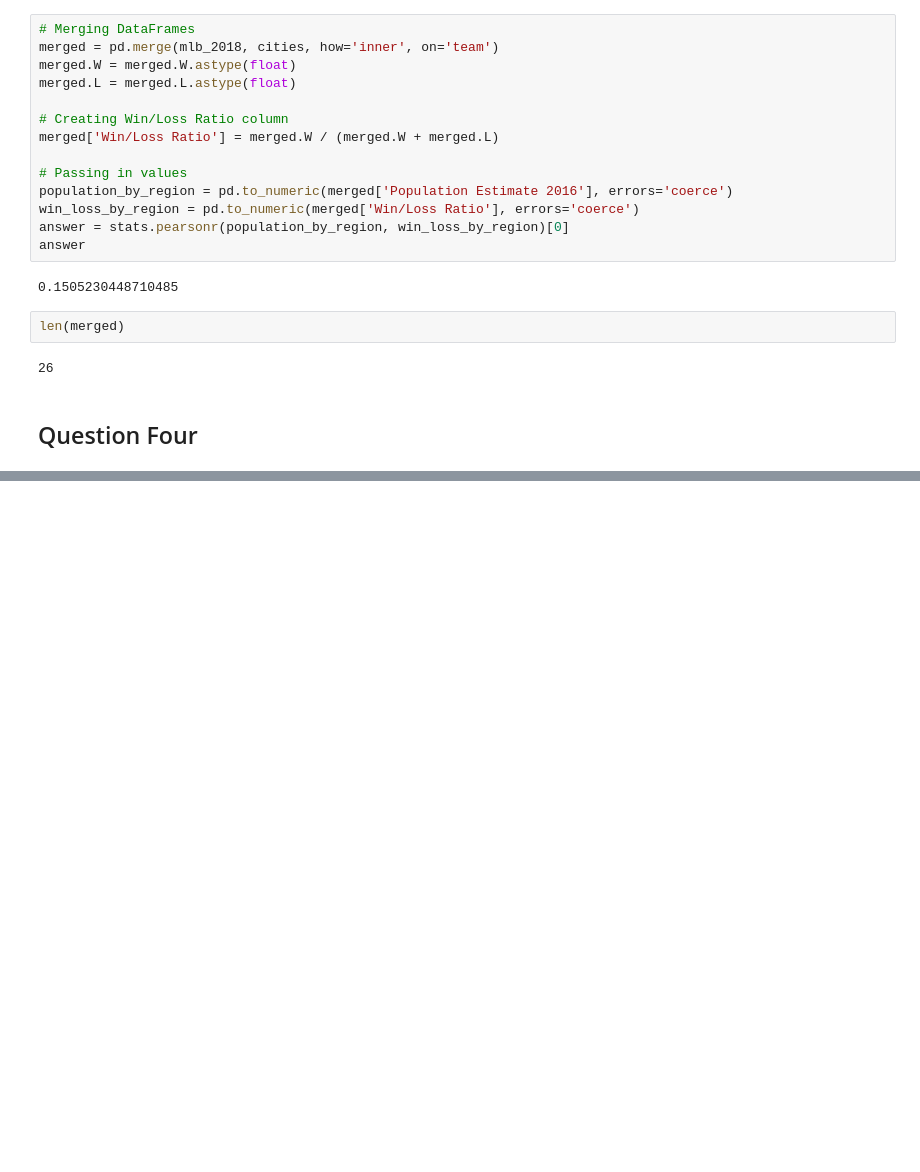
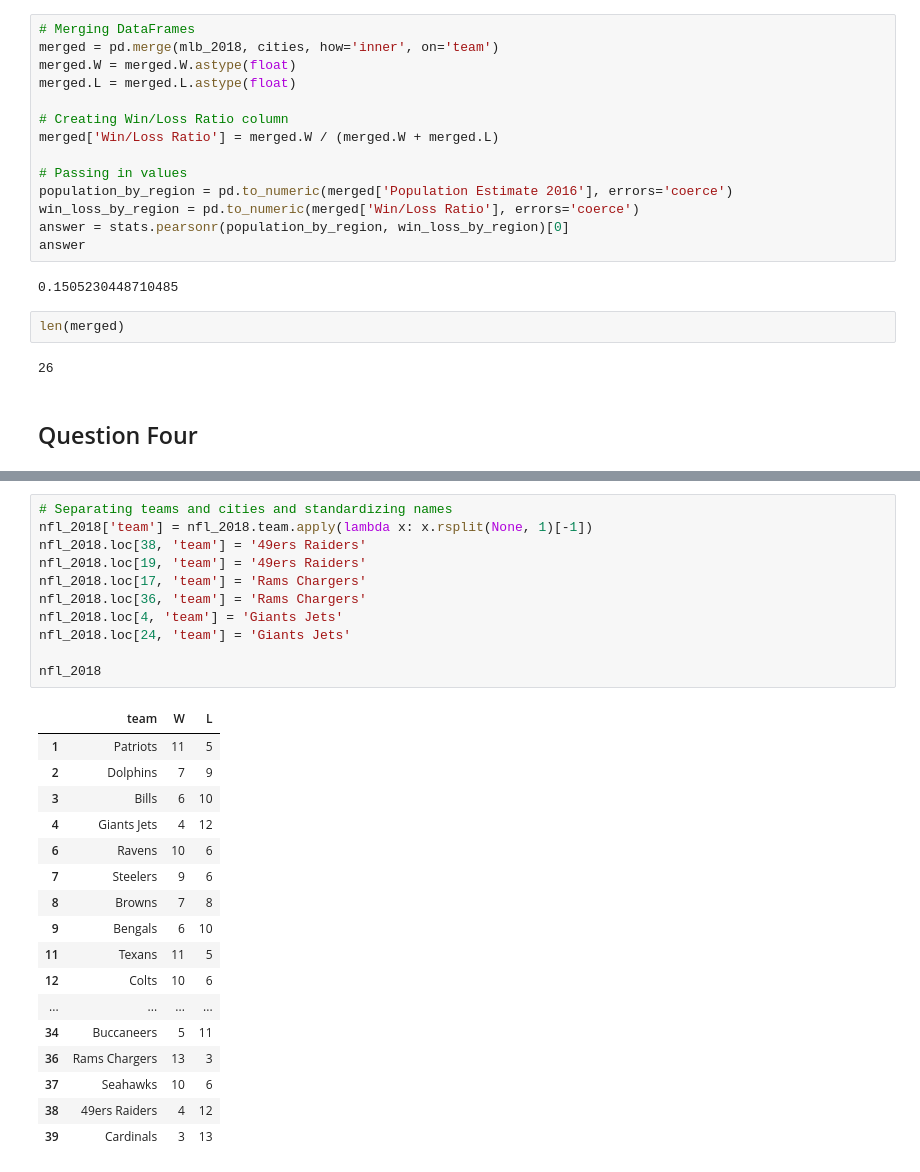
Before and after one commit to brunofbpaula/DataScience-UM-Coursera, a Jupyter notebook: Assignments/Scratches/Assignment4MU.ipynb, the cells around one changed output, grey strips where cells are left out. Cells and saved outputs as stored; diff of their text form; blank space fills up the shorter version.

```diff
--- a/Assignments/Scratches/Assignment4MU.ipynb
+++ b/Assignments/Scratches/Assignment4MU.ipynb
@@ -1028,0 +1141,29 @@ def nfl_correlation():
+# %%
+# Separating teams and cities and standardizing names
+nfl_2018['team'] = nfl_2018.team.apply(lambda x: x.rsplit(None, 1)[-1])
+nfl_2018.loc[38, 'team'] = '49ers Raiders'
+nfl_2018.loc[19, 'team'] = '49ers Raiders'
+nfl_2018.loc[17, 'team'] = 'Rams Chargers'
+nfl_2018.loc[36, 'team'] = 'Rams Chargers'
+nfl_2018.loc[4, 'team'] = 'Giants Jets'
+nfl_2018.loc[24, 'team'] = 'Giants Jets'
+
+nfl_2018
+# %% [output]
+|  | team | W | L |
+| 1 | Patriots | 11 | 5 |
+| 2 | Dolphins | 7 | 9 |
+| 3 | Bills | 6 | 10 |
+| 4 | Giants Jets | 4 | 12 |
+| 6 | Ravens | 10 | 6 |
+| 7 | Steelers | 9 | 6 |
+| 8 | Browns | 7 | 8 |
+| 9 | Bengals | 6 | 10 |
+| 11 | Texans | 11 | 5 |
+| 12 | Colts | 10 | 6 |
+| ... | ... | ... | ... |
+| 34 | Buccaneers | 5 | 11 |
+| 36 | Rams Chargers | 13 | 3 |
+| 37 | Seahawks | 10 | 6 |
+| 38 | 49ers Raiders | 4 | 12 |
+| 39 | Cardinals | 3 | 13 |
```
Also changed, not shown: parts of 14 cells of this notebook.
